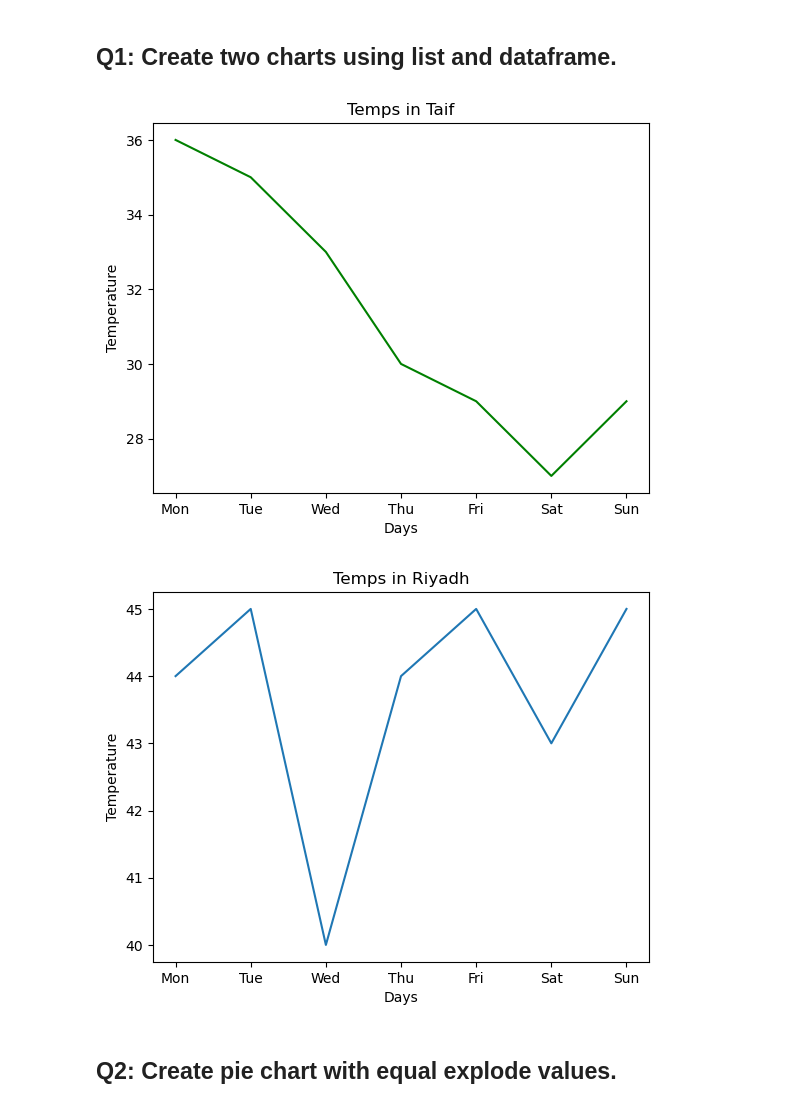
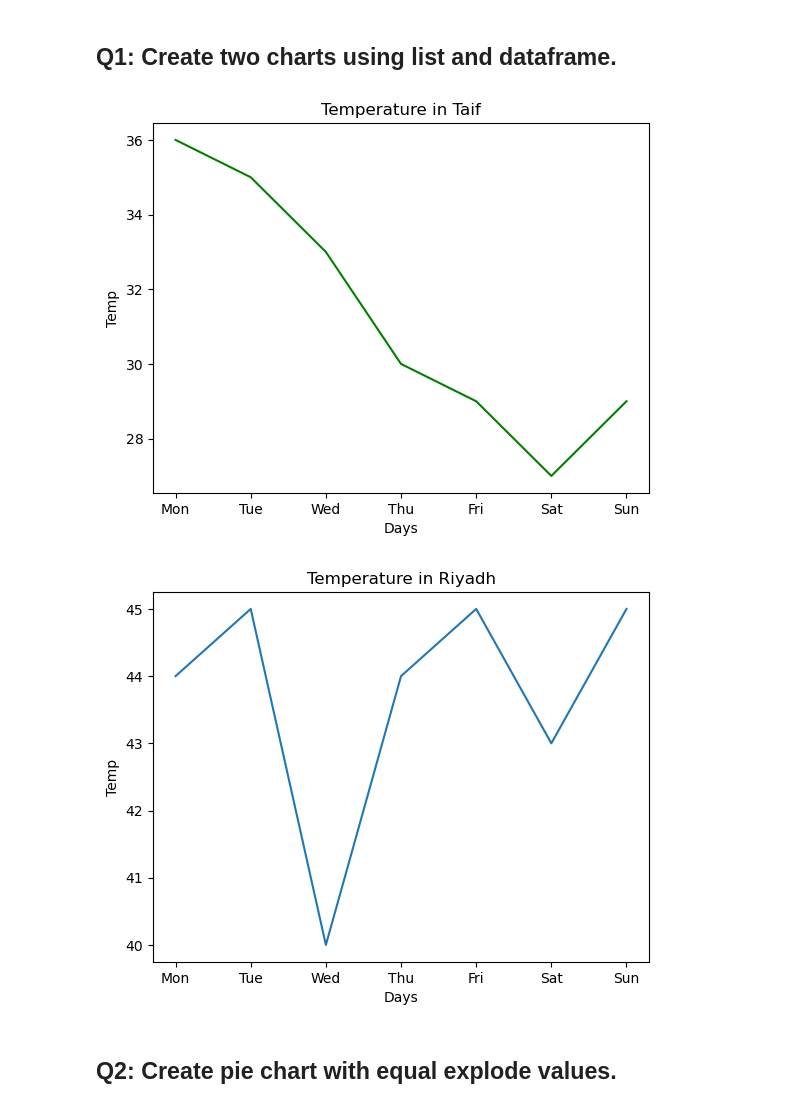
Before and after one commit to Tuwaiq-Data-Science-Bootcamp-V4/Matplotlib-Lab1, a Jupyter notebook: Matplotlib_Assignment1.ipynb, the cells around one changed output. Saved outputs shown, nothing was run; the diff lists cells and outputs as text; code cells hidden in the pictures.

```diff
--- a/Matplotlib_Assignment1.ipynb
+++ b/Matplotlib_Assignment1.ipynb
@@ -16,19 +16,19 @@ dr = pd.DataFrame(data = {"Day":days,"Temperature":riyad})
 # %%
 # using list
 plt.plot(days,taif , color = "g")
 plt.title("Temperature in Taif")
 plt.xlabel("Days")
-plt.ylabel("Temperature");
+plt.ylabel("Temp");
 # %% [output]
-[figure, old version]
+[figure, new version]
 # %%
 #using DataFrame
 plt.plot(dr["Day"],dr["Temperature"])
 plt.title("Temperature in Riyadh")
 plt.xlabel("Days")
-plt.ylabel("Temperature");
+plt.ylabel("Temp");
 # %% [output]
-[figure, old version]
+[figure, new version]
 # %% [markdown]
 ## Q2: Create pie chart with equal explode values.
 # %%
```
Also changed, not shown: parts of 3 cells of this notebook.
